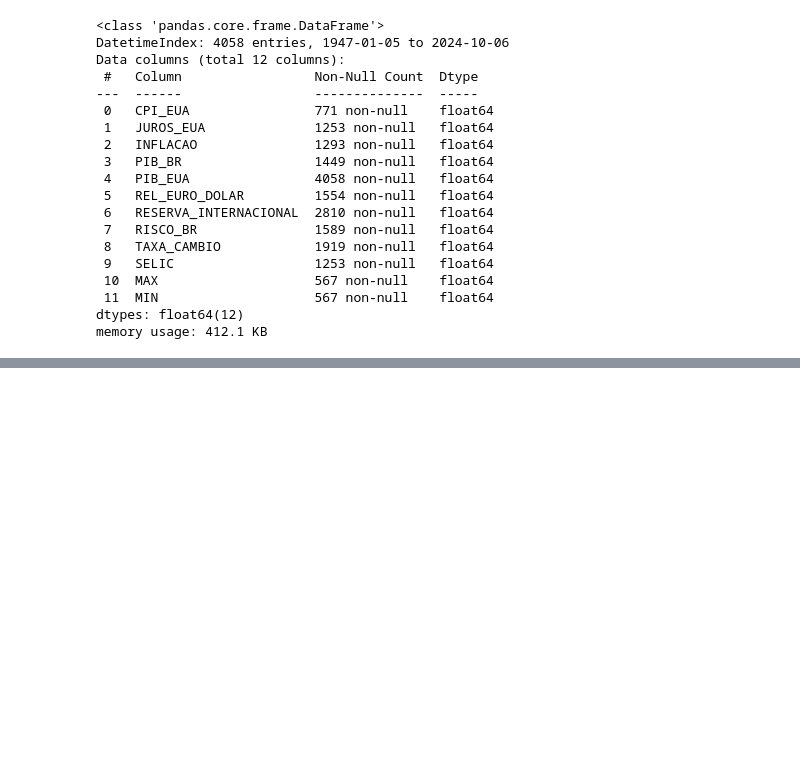
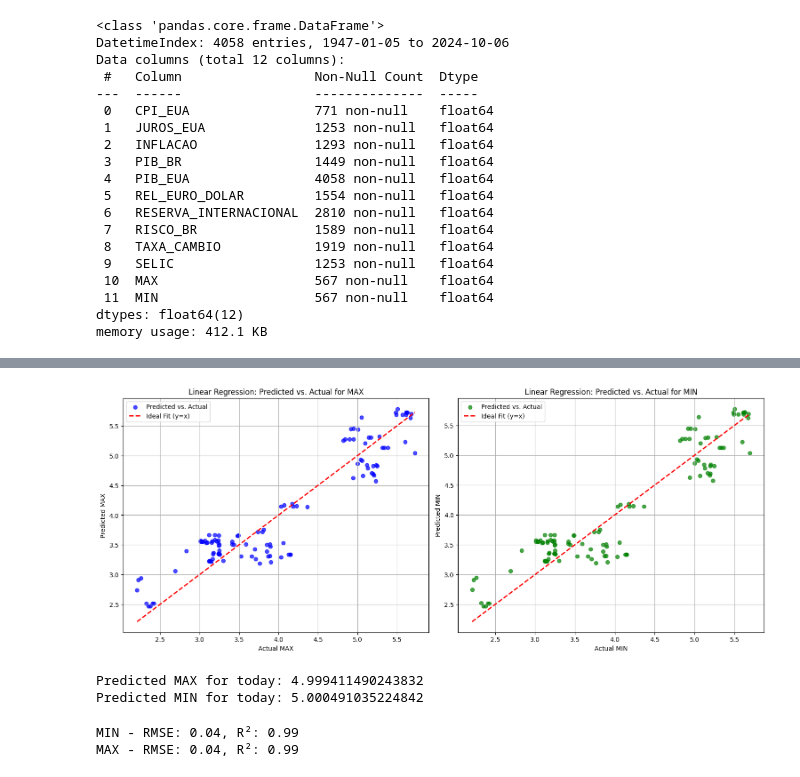
Before and after one commit to kauansatc/datascience-abp, a Jupyter notebook: main.ipynb, the cells around one changed output, grey strips where cells are left out. Cells and saved outputs as stored; diff of their text form; code cells hidden in the pictures; blank space fills up the shorter version.

```diff
--- a/main.ipynb
+++ b/main.ipynb
@@ -356,0 +323,79 @@ Predicted MIN for today: 0.49991823211239517
+# %%
+import matplotlib.pyplot as plt
+
+# Create subplots for MAX and MIN
+fig, axs = plt.subplots(1, 2, figsize=(15, 6), constrained_layout=True)
+
+# Plot for MAX
+axs[0].scatter(y_max_test, y_max_pred, alpha=0.7, color='blue', label='Predicted vs. Actual')
+axs[0].plot([y_max_test.min(), y_max_test.max()], [y_max_test.min(), y_max_test.max()], 'r--', linewidth=2, label='Ideal Fit (y=x)')
+axs[0].set_title('Linear Regression: Predicted vs. Actual for MAX')
+axs[0].set_xlabel('Actual MAX')
+axs[0].set_ylabel('Predicted MAX')
+axs[0].legend()
+axs[0].grid(True)
+
+# Plot for MIN
+axs[1].scatter(y_min_test, y_min_pred, alpha=0.7, color='green', label='Predicted vs. Actual')
+axs[1].plot([y_min_test.min(), y_min_test.max()], [y_min_test.min(), y_min_test.max()], 'r--', linewidth=2, label='Ideal Fit (y=x)')
+axs[1].set_title('Linear Regression: Predicted vs. Actual for MIN')
+axs[1].set_xlabel('Actual MIN')
+axs[1].set_ylabel('Predicted MIN')
+axs[1].legend()
+axs[1].grid(True)
+
+# Show the plots
+plt.show()
+# %% [output]
+[figure, added]
+# %%
+max_pred = model_max.predict(today_df)[0]  # Predict MAX
+min_pred = model_min.predict(today_df)[0]  # Predict MIN
+
+print(f"Predicted MAX for today: {max_pred}")
+print(f"Predicted MIN for today: {min_pred}")
+# %% [output]
+Predicted MAX for today: 4.999411490243832
+Predicted MIN for today: 5.000491035224842
+# %%
+from sklearn.ensemble import RandomForestRegressor
+
+import pandas as pd
+import numpy as np
+from sklearn.model_selection import train_test_split
+from sklearn.ensemble import RandomForestRegressor
+from sklearn.metrics import mean_squared_error, r2_score
+
+dt = df.copy()
+targets = ['MIN', 'MAX']
+features = dt.drop(columns=targets).columns
+
+dt = dt.fillna(dt.mean())
+
+X = dt[features]
+y_min = dt['MIN']
+y_max = dt['MAX']
+
+X_train_min, X_test_min, y_train_min, y_test_min = train_test_split(X, y_min, test_size=0.2, random_state=42)
+X_train_max, X_test_max, y_train_max, y_test_max = train_test_split(X, y_max, test_size=0.2, random_state=42)
+
+model_min = RandomForestRegressor(random_state=42, n_estimators=100)
+model_max = RandomForestRegressor(random_state=42, n_estimators=100)
+
+model_min.fit(X_train_min, y_train_min)
+model_max.fit(X_train_max, y_train_max)
+
+y_pred_min = model_min.predict(X_test_min)
+y_pred_max = model_max.predict(X_test_max)
+
+rmse_min = np.sqrt(mean_squared_error(y_test_min, y_pred_min))
+r2_min = r2_score(y_test_min, y_pred_min)
+
+rmse_max = np.sqrt(mean_squared_error(y_test_max, y_pred_max))
+r2_max = r2_score(y_test_max, y_pred_max)
+
+print(f"MIN - RMSE: {rmse_min:.2f}, R²: {r2_min:.2f}")
+print(f"MAX - RMSE: {rmse_max:.2f}, R²: {r2_max:.2f}")
+# %% [output]
+MIN - RMSE: 0.04, R²: 0.99
+MAX - RMSE: 0.04, R²: 0.99
```
Also changed, not shown: parts of 16 cells of this notebook.
